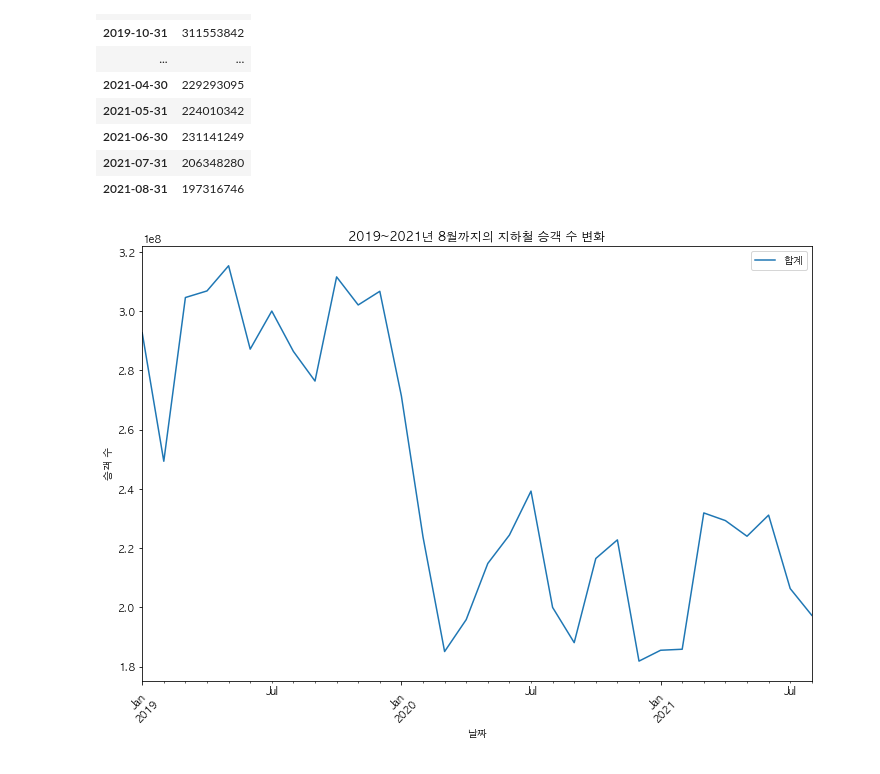
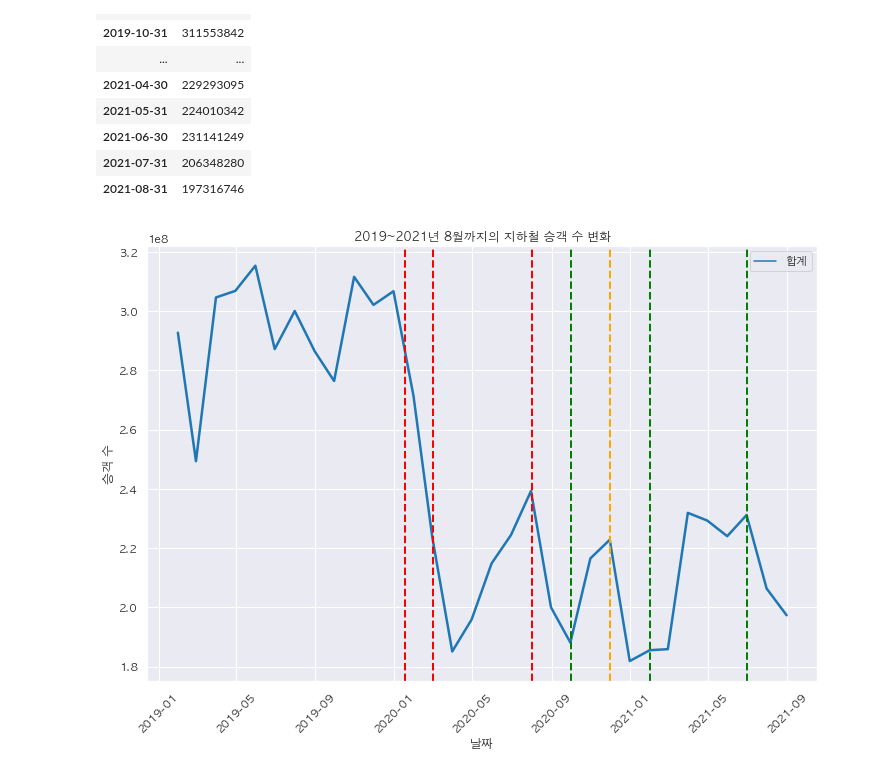
Before and after one commit to SeungyounShin/DGU-DataAnalysis, a Jupyter notebook: hyemin-station.ipynb, the cells around one changed output. Cells and saved outputs as stored; diff of their text form; code cells hidden in the pictures.

```diff
--- a/hyemin-station.ipynb
+++ b/hyemin-station.ipynb
@@ -217,15 +217,29 @@ result_graph
 | 2021-07-31 | 206348280 |
 | 2021-08-31 | 197316746 |
 # %%
+from datetime import datetime
+import seaborn as sns
+sns.set(font="AppleGothic",
+        rc={"axes.unicode_minus":False},
+        style='darkgrid')
+sns.lineplot(data=result_graph, palette="tab10", linewidth=2.5)
 plt.rcParams['figure.figsize'] = [12, 8]
-result_graph.plot()
 plt.title("2019~2021년 8월까지의 지하철 승객 수 변화")
 plt.ylabel("승객 수")
 plt.xlabel("날짜")
 plt.xticks(rotation=45)
+plt.axvline(x=datetime(2020, 1, 18), color='red', linestyle='--', linewidth=2) # 첫 확진자 발생
+plt.axvline(x=datetime(2020, 3, 1), color='red', linestyle='--', linewidth=2) # 신천지발 확진자 급증으로 강도 높은 사회적 거리두기 시작
+# plt.axvline(x=datetime(2020, 7, 1), color='green', linestyle='--', linewidth=2) # ??
+plt.axvline(x=datetime(2020, 8, 1), color='red', linestyle='--', linewidth=2) # 사회적 거리두기 2단계 격상, 사랑제일교회 확진자 급증
+# plt.axvline(x=datetime(2020, 9, 1), color='green', linestyle='--', linewidth=2) # 사회적 거리두기 2.5단계 격상, 2주 후 2단계로 조정
+plt.axvline(x=datetime(2020, 10, 1), color='green', linestyle='--', linewidth=2) # 사회적 거리두기 1단계로 완화
+plt.axvline(x=datetime(2020, 12, 1), color='orange', linestyle='--', linewidth=2) # 2.5단계 + 특별방역대책, 5인이상 집합금지 시행
+plt.axvline(x=datetime(2021, 2, 1), color='green', linestyle='--', linewidth=2) # 2단계 하향
+plt.axvline(x=datetime(2021, 7, 1), color='green', linestyle='--', linewidth=2) # 4단계 격상
 plt.show()
 # %% [output]
-[figure, old version]
+[figure, new version]
 # %%
 # 2020년
 # 1월 - 국내 첫 확진자 발생
```
Also changed, not shown: parts of 1 cell of this notebook.
